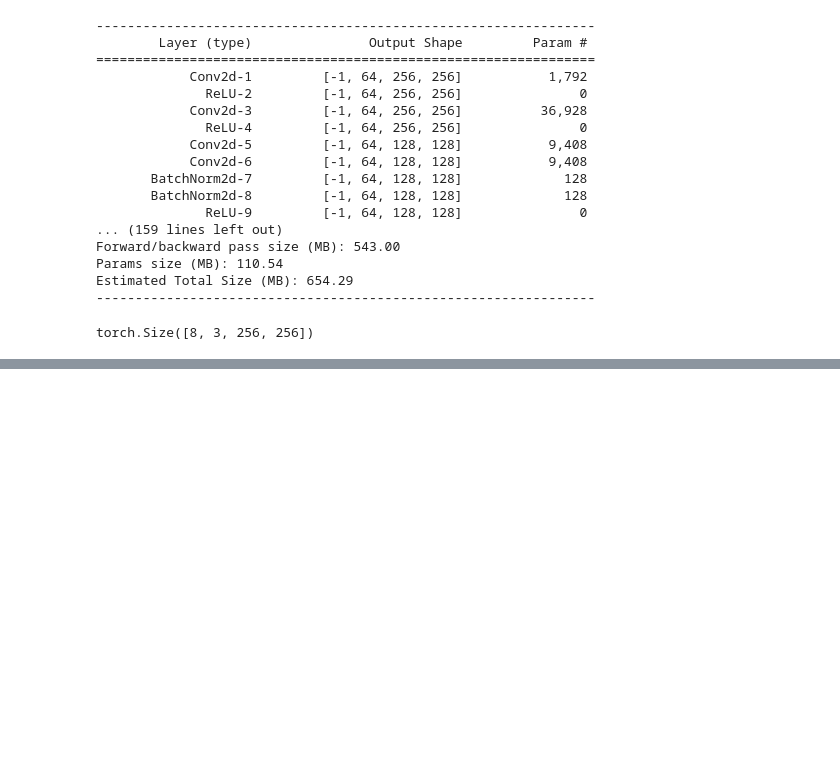
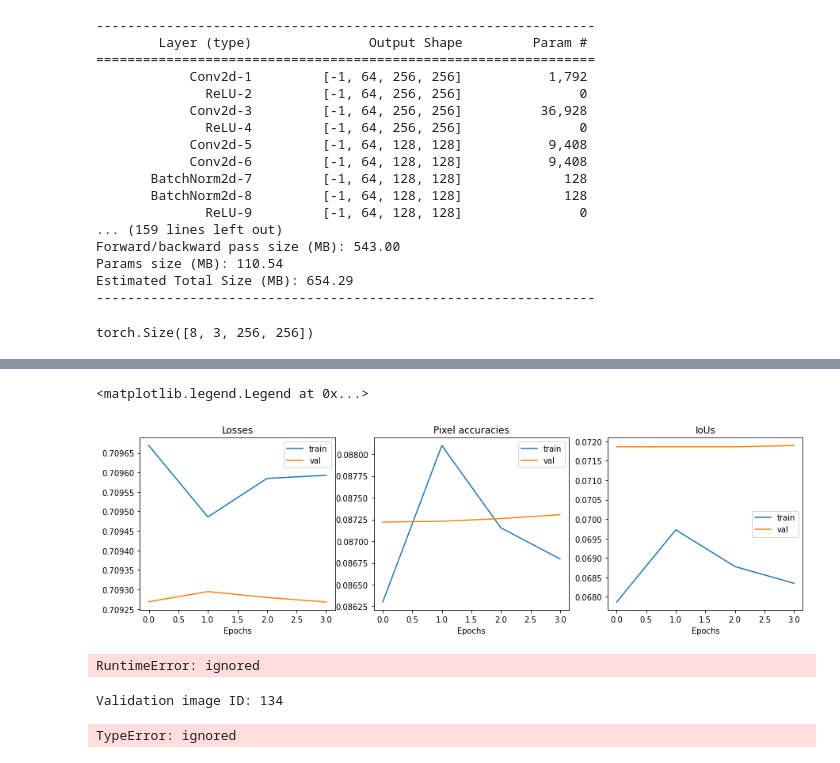
Before and after one commit to AlexanderLontke/ssl-remote-sensing, a Jupyter notebook: notebooks/Segmentation_Downstream_Task.ipynb, the cells around one changed output, grey strips where cells are left out. Saved outputs shown, nothing was run; the diff lists cells and outputs as text; code cells hidden in the pictures; blank space fills up the shorter version.

```diff
--- a/notebooks/Segmentation_Downstream_Task.ipynb
+++ b/notebooks/Segmentation_Downstream_Task.ipynb
@@ -1090,0 +1219,2 @@ IoU: 0.000
+# %%
+model = DualResNetUNet(1)
@@ -1090,0 +1241,6 @@ IoU: 0.000
+# %%
+# First of all, let's verify if a GPU is available on our compute machine. If not, the cpu will be used instead.
+device = torch.device("cuda:0" if torch.cuda.is_available() else "cpu")
+
+print("Device used: {}".format(device))
+model = model.to(device)
@@ -1090,0 +1436,32 @@ IoU: 0.000
+# %%
+fig, axes = plt.subplots(1, 3, figsize=(15, 4))
+
+axes[0].plot(train_losses, label='train')
+axes[0].plot(val_losses, label='val')
+axes[0].set_xlabel('Epochs')
+axes[0].set_title('Losses')
+axes[0].legend()
+
+axes[1].plot(train_accs, label='train')
+axes[1].plot(val_accs, label='val')
+axes[1].set_xlabel('Epochs')
+axes[1].set_title('Pixel accuracies')
+axes[1].legend()
+
+axes[2].plot(train_ious, label='train')
+axes[2].plot(val_ious, label='val')
+axes[2].set_xlabel('Epochs')
+axes[2].set_title('IoUs')
+axes[2].legend()
+# %% [output]
+<matplotlib.legend.Legend at 0x...>
+[figure, added]
+# %%
+# Initialise a UNet() model
+model = ResNetUNet(1)
+# Load pretrained weights
+model.load_state_dict(torch.load("./weights/segmentation_model_late_fusion.pth"))
+# Move to device (GPU or CPU)
+model.to(device);
+# %% [output]
+RuntimeError: ignored
@@ -1090,0 +1512,5 @@ IoU: 0.000
+# %%
+display_outputs(multi = True)
+# %% [output]
+Validation image ID: 134
+TypeError: ignored
```
Also changed, not shown: parts of 18 cells of this notebook.
